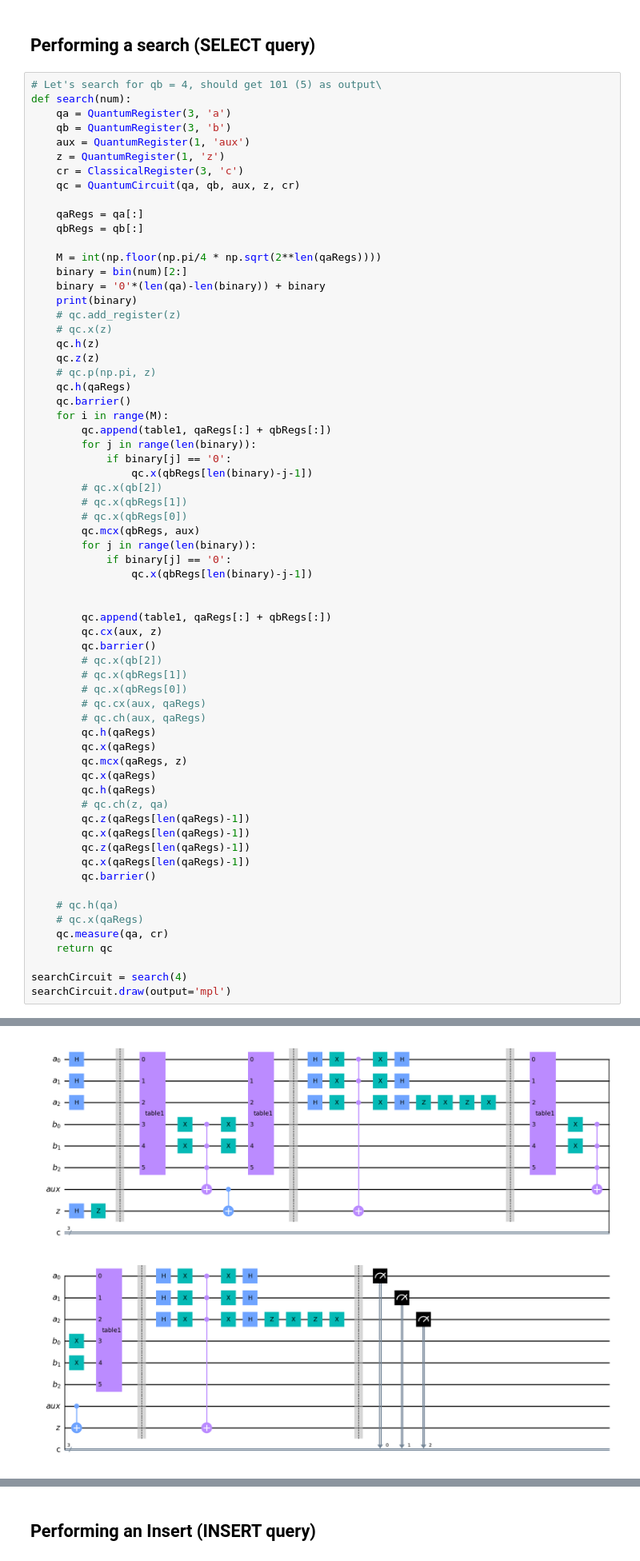
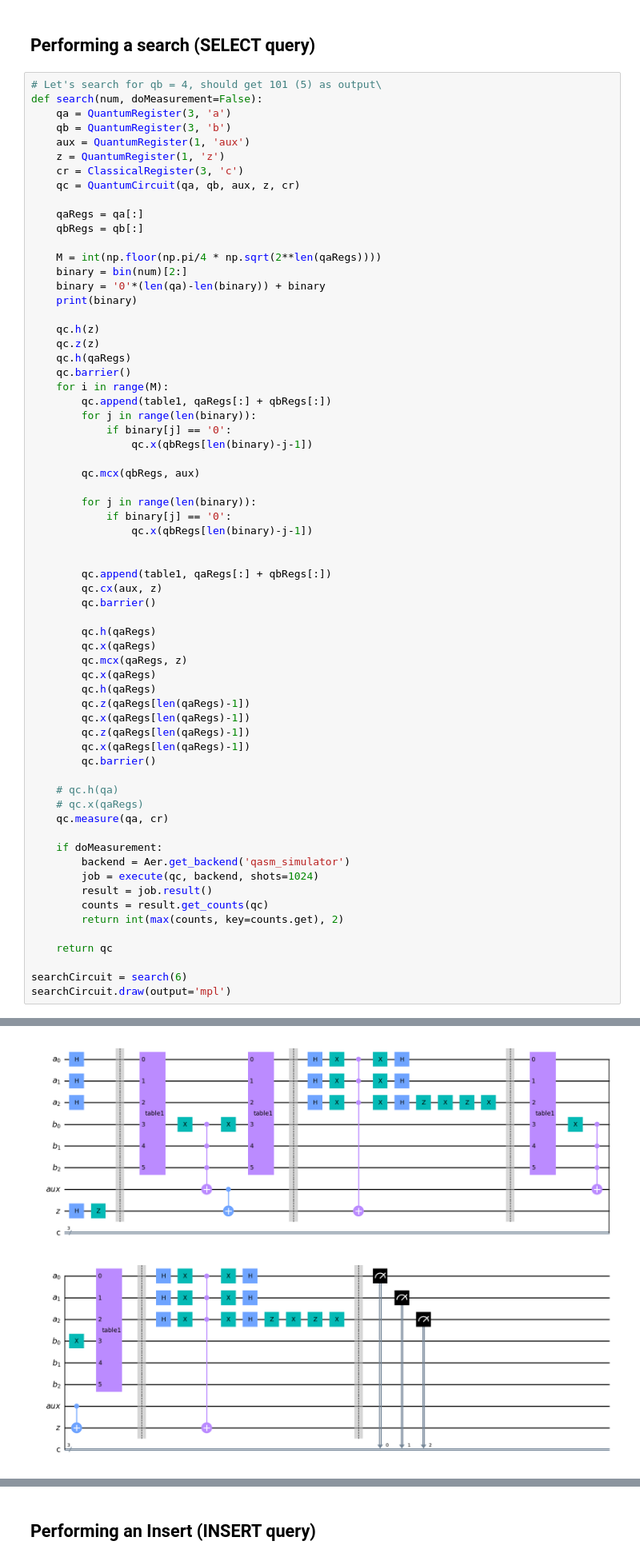
Before and after one commit to SamrutGadde/QuantumDB, a Jupyter notebook: db.ipynb, the cells around one changed output, grey strips where cells are left out. Shown: that part at 80% size. Cells and saved outputs as stored; diff of their text form.

```diff
--- a/db.ipynb
+++ b/db.ipynb
@@ -65,7 +65,7 @@ t1.draw(output='mpl')
 ## Performing a search (SELECT query)
 # %%
 # Let's search for qb = 4, should get 101 (5) as output\
-def search(num):
+def search(num, doMeasurement=False):
     qa = QuantumRegister(3, 'a')
     qb = QuantumRegister(3, 'b')
     aux = QuantumRegister(1, 'aux')
@@ -80,11 +80,9 @@ def search(num):
     binary = bin(num)[2:]
     binary = '0'*(len(qa)-len(binary)) + binary
     print(binary)
-    # qc.add_register(z)
-    # qc.x(z)
+
     qc.h(z)
     qc.z(z)
-    # qc.p(np.pi, z)
     qc.h(qaRegs)
     qc.barrier()
     for i in range(M):
@@ -92,10 +90,9 @@ def search(num):
         for j in range(len(binary)):
             if binary[j] == '0':
                 qc.x(qbRegs[len(binary)-j-1])
-        # qc.x(qb[2])
-        # qc.x(qbRegs[1])
-        # qc.x(qbRegs[0])
+
         qc.mcx(qbRegs, aux)
+
         for j in range(len(binary)):
             if binary[j] == '0':
                 qc.x(qbRegs[len(binary)-j-1])
@@ -104,17 +101,12 @@ def search(num):
         qc.append(table1, qaRegs[:] + qbRegs[:])
         qc.cx(aux, z)
         qc.barrier()
-        # qc.x(qb[2])
-        # qc.x(qbRegs[1])
-        # qc.x(qbRegs[0])
-        # qc.cx(aux, qaRegs)
-        # qc.ch(aux, qaRegs)
+
         qc.h(qaRegs)
         qc.x(qaRegs)
         qc.mcx(qaRegs, z)
         qc.x(qaRegs)
         qc.h(qaRegs)
-        # qc.ch(z, qa)
         qc.z(qaRegs[len(qaRegs)-1])
         qc.x(qaRegs[len(qaRegs)-1])
         qc.z(qaRegs[len(qaRegs)-1])
@@ -124,8 +116,16 @@ def search(num):
     # qc.h(qa)
     # qc.x(qaRegs)
     qc.measure(qa, cr)
+
+    if doMeasurement:
+        backend = Aer.get_backend('qasm_simulator')
+        job = execute(qc, backend, shots=1024)
+        result = job.result()
+        counts = result.get_counts(qc)
+        return int(max(counts, key=counts.get), 2)
+
     return qc
 
-searchCircuit = search(4)
+searchCircuit = search(6)
 searchCircuit.draw(output='mpl')
 # %% [output]
@@ -133,4 +133,4 @@ searchCircuit.draw(output='mpl')
-[figure, old version]
+[figure, new version]
 # %%
 backend = Aer.get_backend('qasm_simulator')
 job = execute(searchCircuit, backend, shots=50)
```
Also changed, not shown: parts of 10 cells of this notebook.
